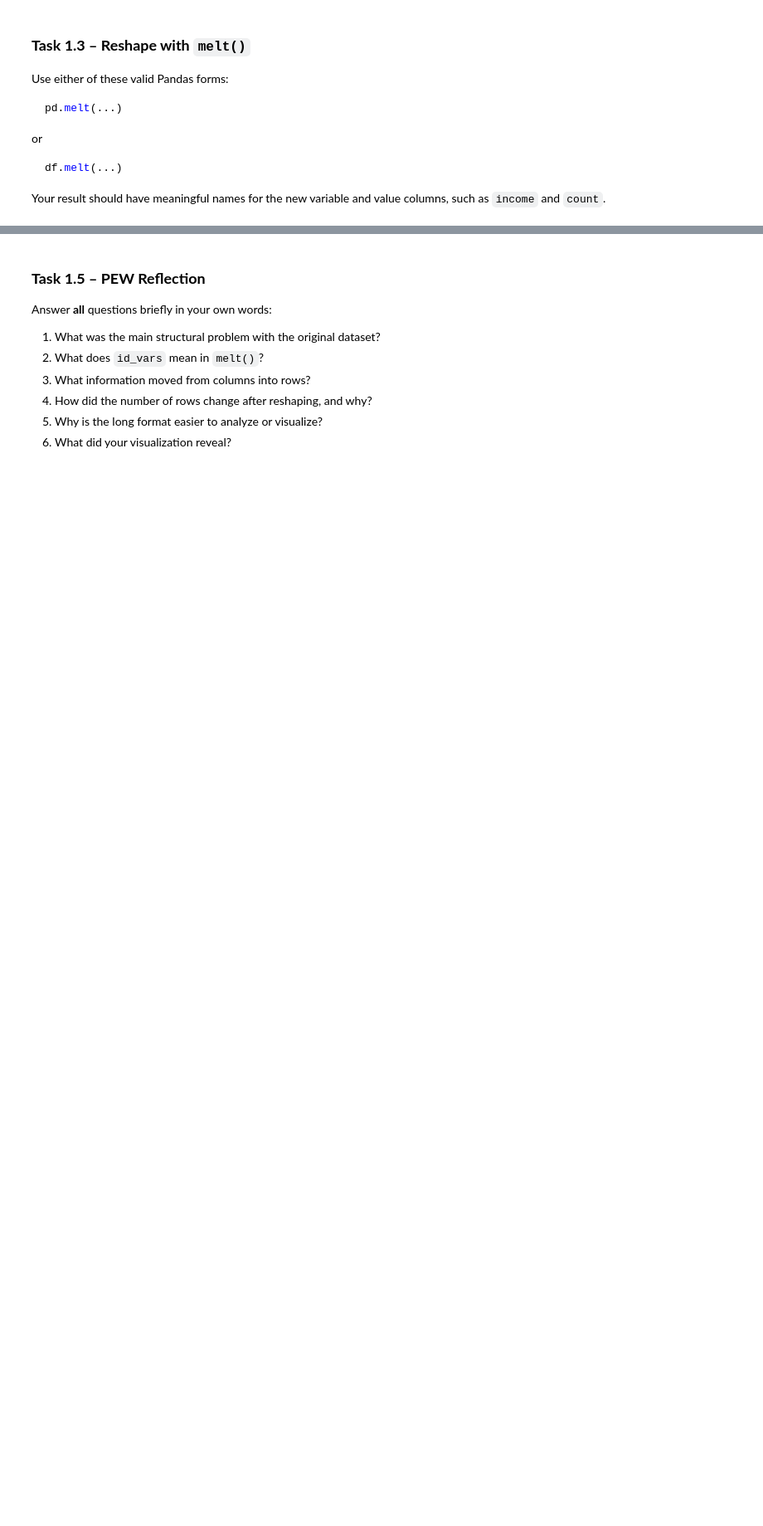
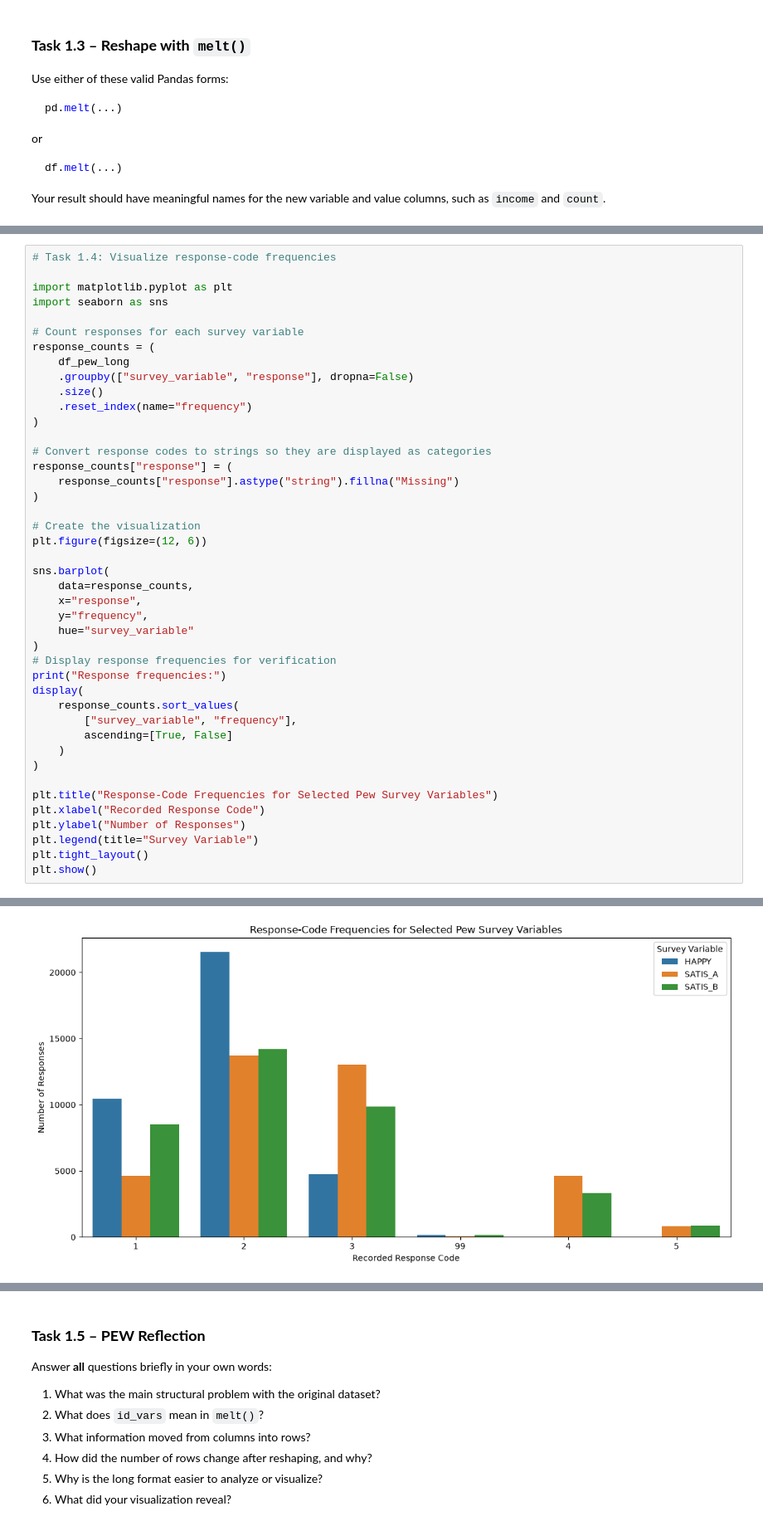
Before and after one commit to UbaidUllah777/Lab-2-Tidying-Cleaning-Imputation-and-Outlier-Detection, a Jupyter notebook: week5Lab.ipynb, the cells around one changed output, grey strips where cells are left out. Shown at 83% size. Cells and saved outputs as stored; diff of their text form; blank space fills up the shorter version.

```diff
--- a/week5Lab.ipynb
+++ b/week5Lab.ipynb
@@ -223,0 +304,44 @@ Your plot must include a title and axis labels.
+# %%
+# Task 1.4: Visualize response-code frequencies
+
+import matplotlib.pyplot as plt
+import seaborn as sns
+
+# Count responses for each survey variable
+response_counts = (
+    df_pew_long
+    .groupby(["survey_variable", "response"], dropna=False)
+    .size()
+    .reset_index(name="frequency")
+)
+
+# Convert response codes to strings so they are displayed as categories
+response_counts["response"] = (
+    response_counts["response"].astype("string").fillna("Missing")
+)
+
+# Create the visualization
+plt.figure(figsize=(12, 6))
+
+sns.barplot(
+    data=response_counts,
+    x="response",
+    y="frequency",
+    hue="survey_variable"
+)
+# Display response frequencies for verification
+print("Response frequencies:")
+display(
+    response_counts.sort_values(
+        ["survey_variable", "frequency"],
+        ascending=[True, False]
+    )
+)
+
+plt.title("Response-Code Frequencies for Selected Pew Survey Variables")
+plt.xlabel("Recorded Response Code")
+plt.ylabel("Number of Responses")
+plt.legend(title="Survey Variable")
+plt.tight_layout()
+plt.show()
+# %% [output]
@@ -223,0 +366 @@ Your plot must include a title and axis labels.
+[figure, added]
```
Also changed, not shown: parts of 16 cells of this notebook, 1 other file.
